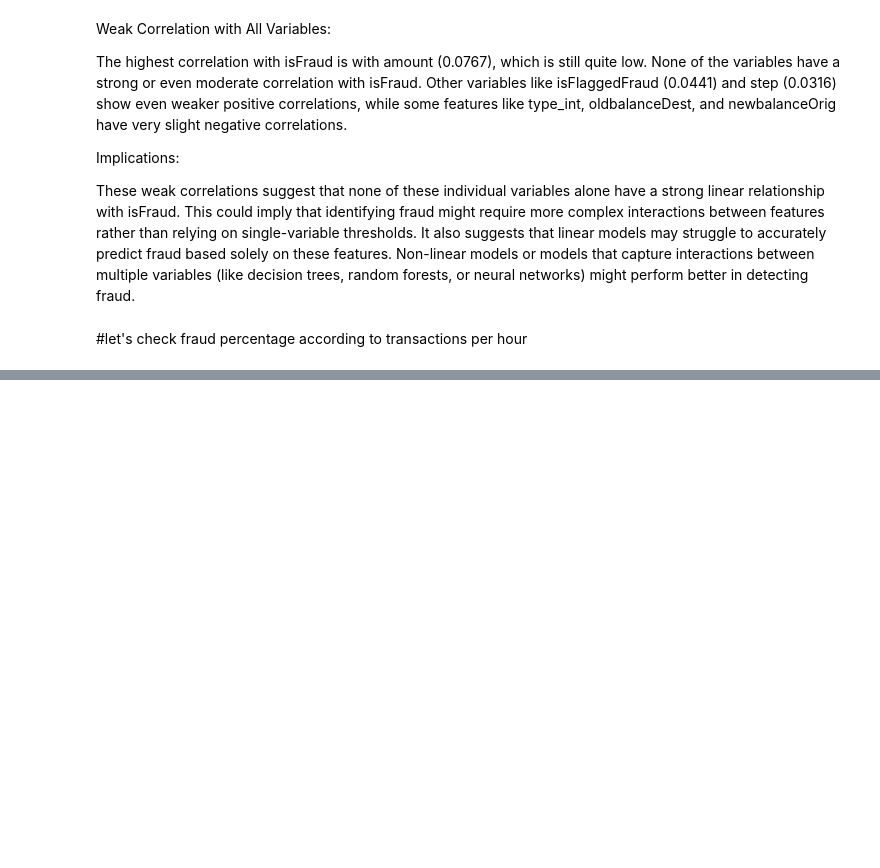
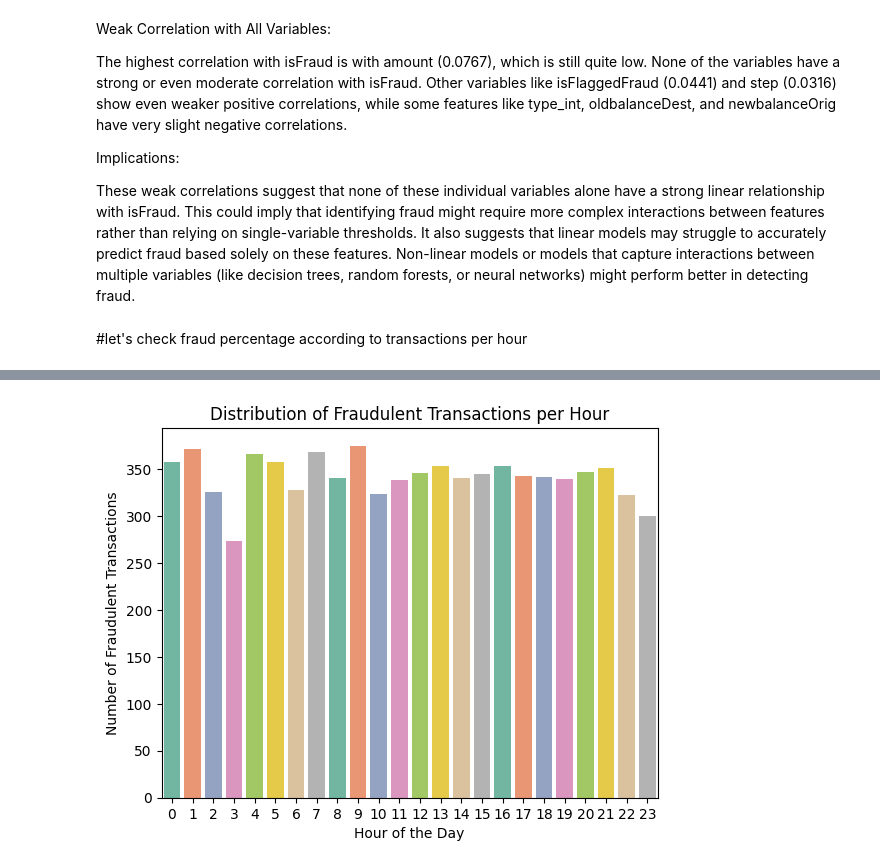
Before and after one commit to viktoruebelhart/analyzing-financial-fraud, a Jupyter notebook: analyzing_financial_fraud.ipynb, the cells around one changed output, grey strips where cells are left out. Drawn from its saved outputs; the diff is of its cells as text; code cells hidden in the pictures; blank space fills up the shorter version.

```diff
--- a/analyzing_financial_fraud.ipynb
+++ b/analyzing_financial_fraud.ipynb
@@ -504,0 +850,12 @@ print(transactions_per_hour)
+# %%
+# Filter transactions where isFraud is 1
+fraudulent_transactions = df[df['isFraud'] == 1]
+
+# Create a countplot of transactions per hour for fraudulent transactions
+sns.countplot(x='hour_of_day', data=fraudulent_transactions, palette='Set2')
+plt.title('Distribution of Fraudulent Transactions per Hour')
+plt.xlabel('Hour of the Day')
+plt.ylabel('Number of Fraudulent Transactions')
+plt.show()
+# %% [output]
+[figure, added]
```
Also changed, not shown: parts of 54 cells of this notebook.
